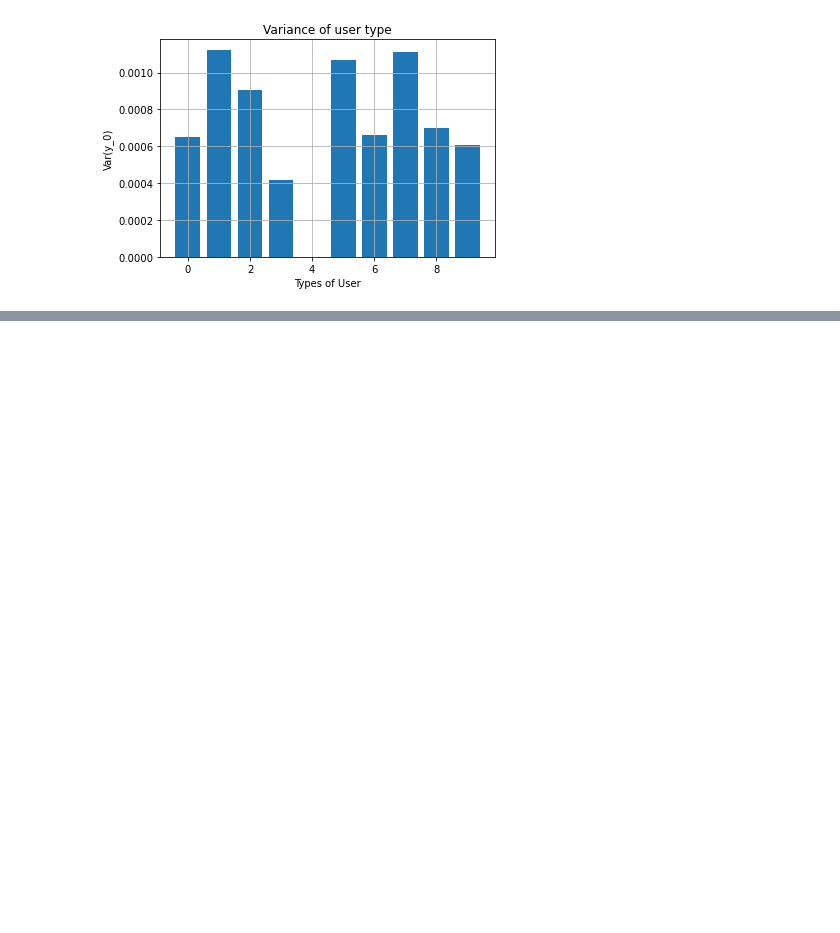
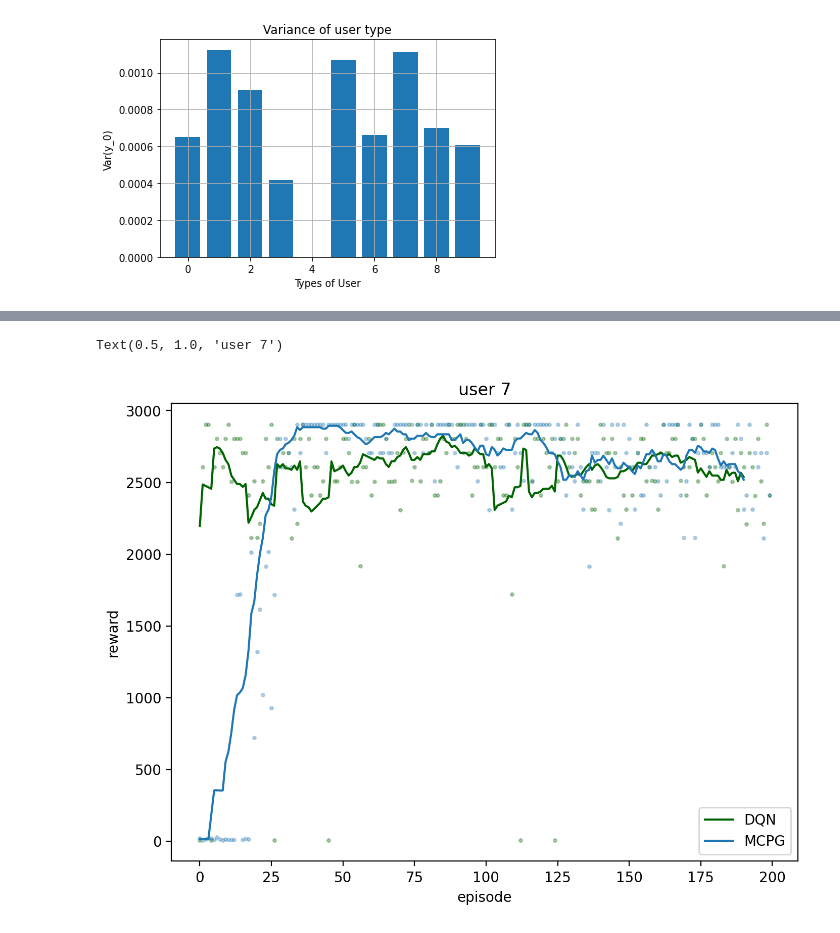
Before and after one commit to momodupi/Steammendation, a Jupyter notebook: plot.ipynb, the cells around one changed output, grey strips where cells are left out. Drawn from its saved outputs; the diff is of its cells as text; code cells hidden in the pictures; blank space fills up the shorter version.

```diff
--- a/plot.ipynb
+++ b/plot.ipynb
@@ -157,0 +157,26 @@ FileNotFoundError: [Errno 2] No such file or directory: 'data/pg_rd_total_reward
+# %%
+fig = plt.figure(dpi=200, figsize=(8, 6))
+
+i = 8
+with open(f'data/dqn_total_rewards_{i}.pickle', 'rb') as pk:
+        dqn_rewards = pickle.load(pk)
+
+plt.scatter(np.arange(len(dqn_rewards)), dqn_rewards, c='darkgreen', alpha=0.3, s=5)
+# plt.axhline(y = CB_rewards[i-1], color = 'gray', linestyle = ':', alpha=0.8)
+plt.plot(moving_average(dqn_rewards, 10), label=f'DQN', color='darkgreen')
+# plt.xlabel('episode')
+# plt.ylabel('reward')
+
+with open(f'data/pg_rd_total_rewards_{i}.pickle', 'rb') as pk:
+        pg_rewards = pickle.load(pk)
+
+plt.scatter(np.arange(len(pg_rewards[:200])), pg_rewards[:200], alpha=0.3, s=5)
+# plt.axhline(y = CB_rewards[i-1], color = 'gray', linestyle = ':', alpha=0.8)
+plt.plot(moving_average(pg_rewards[:200], 10), label=f'MCPG')
+plt.xlabel('episode')
+plt.ylabel('reward')
+plt.legend()
+plt.title(f'user {i-1}')
+# %% [output]
+Text(0.5, 1.0, 'user 7')
+[figure, added]
```
Also changed, not shown: parts of 2 cells of this notebook, 1 other file.
